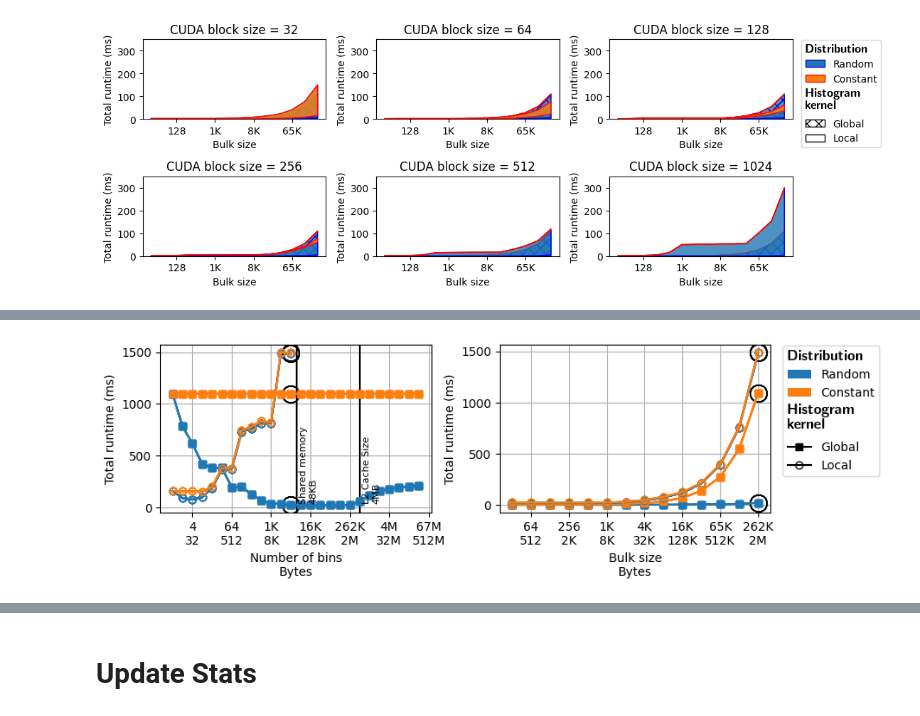
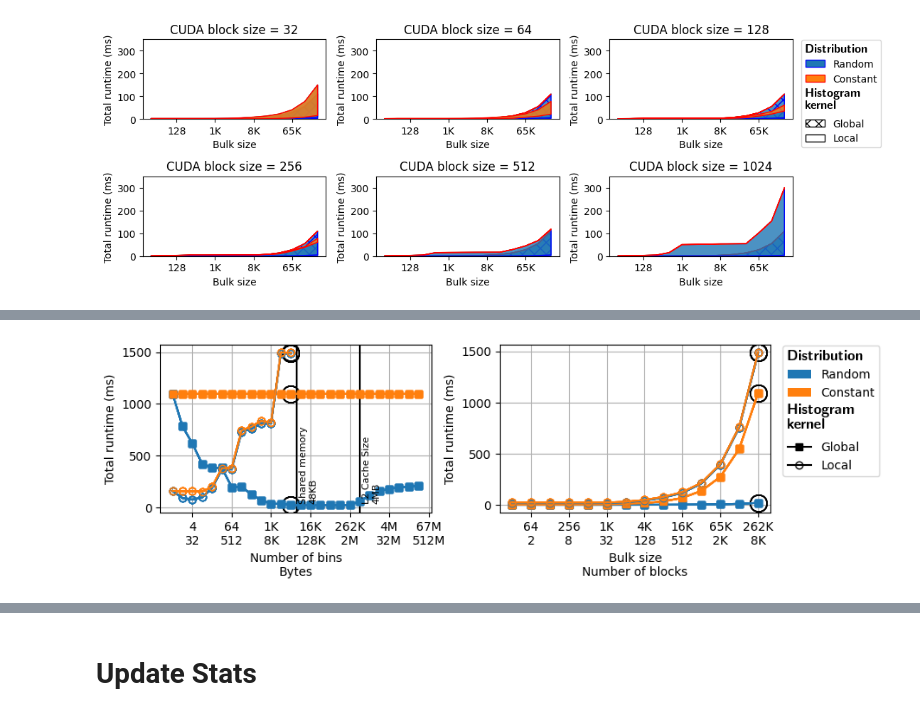
Before and after one commit to jolly-chen/msc-project, a Jupyter notebook: gpu-synchronous/validation-das6.ipynb, the cells around one changed output, grey strips where cells are left out. Saved outputs shown, nothing was run; the diff lists cells and outputs as text; code cells hidden in the pictures.

```diff
--- a/gpu-synchronous/validation-das6.ipynb
+++ b/gpu-synchronous/validation-das6.ipynb
@@ -1110,8 +1430,8 @@ for bi, bs in enumerate(unique_blocksize):
                      avg.loc[avg["nbins"] == selected_nbins]["real_time"] * norm,
                      'ok', ms=14, markerfacecolor="None",)
 
-plt.axvline(x=das6_maxsmem/8, c="k")
-plt.text(das6_maxsmem/8*1.2, 50, f'Shared memory\n{human_readable(das6_maxsmem, bytes=True)}B',rotation=90, fontsize=8)
+plt.axvline(x=a4000_maxsmem/8, c="k")
+plt.text(a4000_maxsmem/8*1.2, 50, f'Shared memory\n{human_readable(a4000_maxsmem, bytes=True)}B',rotation=90, fontsize=8)
 plt.axvline(x=a4000_l2_size/8, c="k")
 plt.text(a4000_l2_size/8*1.2, 50, f'L2 Cache Size\n{human_readable(a4000_l2_size, bytes=True)}B',rotation=90, fontsize=8)
 
@@ -1154,40 +1474,40 @@ for bi, bs in enumerate(unique_blocksize):
 # plt.plot(selected_size,
 #          avg.loc[avg["nbins"] == selected_size]["real_time"] * norm,
 #          'ok', ms=14, markerfacecolor="None",)
-plt.xlabel("Bulk size\nBytes")
+plt.xlabel("Bulk size\nNumber of blocks")
 plt.xscale("log", base=2)
-ax.xaxis.set_major_formatter(ticker.FuncFormatter(lambda x, _: f"{human_readable(int(x))}\n{human_readable(int(x)*8, bytes=True)}"))
+ax.xaxis.set_major_formatter(ticker.FuncFormatter(lambda x, pos: f"{human_readable(int(x))}\n{human_readable(x/selected_blocksize)}"))
 plt.ylabel(f"Total runtime ({unit})")
 # plt.yscale("symlog")
 # plt.ylim([3.5, 8])
 
 # plt.ylabel(f"Average runtime ({unit})")
 # plt.yscale("symlog")
 # plt.ylim([3.5, 8])
 
 ax.add_patch(ptchs.Rectangle((0, 0), 0, 0, facecolor=colors[0], label=f"Random"))
 ax.add_patch(ptchs.Rectangle((0, 0), 0, 0, facecolor=colors[1], label=f"Constant"))
 ax.plot(0, 0, color="k", marker="s", label=f"Global")
 ax.plot(0, 0, color="k", marker="o", markerfacecolor="none", label=f"Local")
 
 hndls = ax.get_legend_handles_labels()[0]
 hndls.insert(0, r"\textbf{Distribution}")
 hndls.insert(3, "")
 hndls.insert(3, r"\noindent\textbf{Histogram}\\\textbf{kernel}")
 
 lbls = ax.get_legend_handles_labels()[1]
 lbls.insert(0, "")
 lbls.insert(3, "")
 lbls.insert(3, "")
 
 plt.grid()
 fig.legend(hndls, lbls, title="",alignment="left", title_fontproperties={'weight':'bold'},
            loc='lower left', bbox_to_anchor=(0.99, 0.42), ncols=1,
            handler_map={str: LightLegendTitle({'fontsize':12})}
           )
 fig.tight_layout()
 
 plt.savefig(figname, format="pdf", bbox_inches='tight')
 plt.show();
 # %% [output]
-[figure, old version]
+[figure, new version]
```
Also changed, not shown: parts of 27 cells of this notebook.
